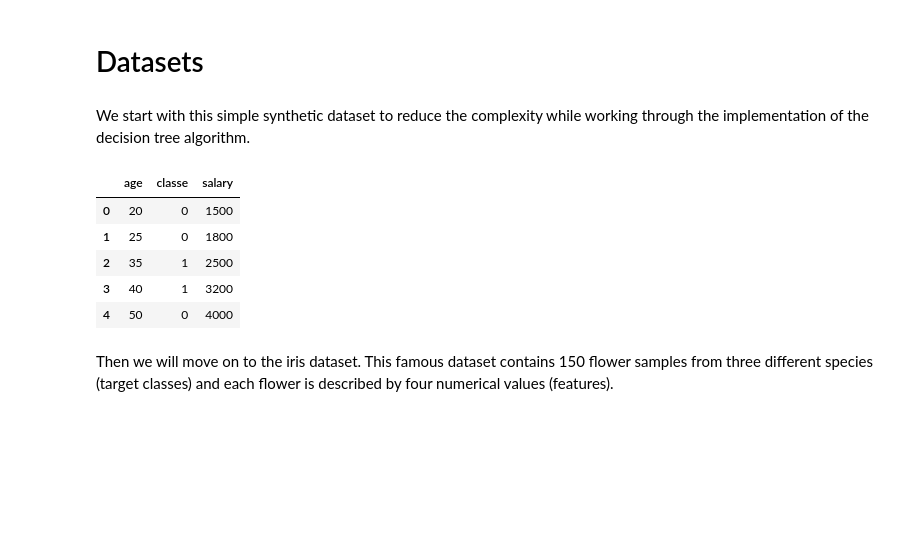
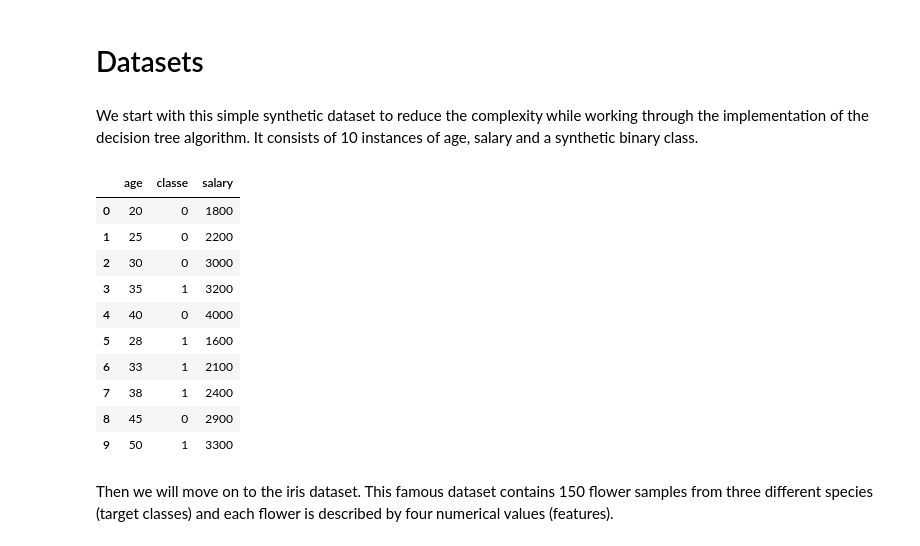
Before and after one commit to EstebanHuriot/ML_Museum, a Jupyter notebook: notebooks/03_DecisionTree.ipynb, the cells around one changed output. Cells and saved outputs as stored; diff of their text form; code cells hidden in the pictures; blank space fills up the shorter version.

```diff
--- a/notebooks/03_DecisionTree.ipynb
+++ b/notebooks/03_DecisionTree.ipynb
@@ -15,20 +15,27 @@ In a decision tree, the data is split again and again for certain, values of the
 # Datasets
 # %% [markdown]
 We start with this simple synthetic dataset to reduce the complexity while working through the implementation of the decision tree algorithm.
+</br>
+It consists of 10 instances of age, salary and a synthetic binary class.
 # %%
-age = [20, 25, 35, 40, 50]
-classe = [0, 0,  1,  1,  0]
-salary = [1500, 1800, 2500, 3200, 4000]
+age = [20, 25, 30, 35, 40, 28, 33, 38, 45, 50]
+classe = [0, 0,  0,  1,  0, 1, 1, 1, 0, 1]
+salary = [1800, 2200, 3000, 3200, 4000, 1600, 2100, 2400, 2900, 3300]
 
 synth_df = pd.DataFrame({"age":age, "classe":classe, "salary":salary})
 display(synth_df)
 # %% [output]
 |  | age | classe | salary |
-| 0 | 20 | 0 | 1500 |
-| 1 | 25 | 0 | 1800 |
-| 2 | 35 | 1 | 2500 |
-| 3 | 40 | 1 | 3200 |
-| 4 | 50 | 0 | 4000 |
+| 0 | 20 | 0 | 1800 |
+| 1 | 25 | 0 | 2200 |
+| 2 | 30 | 0 | 3000 |
+| 3 | 35 | 1 | 3200 |
+| 4 | 40 | 0 | 4000 |
+| 5 | 28 | 1 | 1600 |
+| 6 | 33 | 1 | 2100 |
+| 7 | 38 | 1 | 2400 |
+| 8 | 45 | 0 | 2900 |
+| 9 | 50 | 1 | 3300 |
 # %% [markdown]
 Then we will move on to the iris dataset. This famous dataset contains 150 flower samples from three different species (target classes) and each flower is described by four numerical values (features).
 # %%
```
Also changed, not shown: parts of 14 cells of this notebook.
